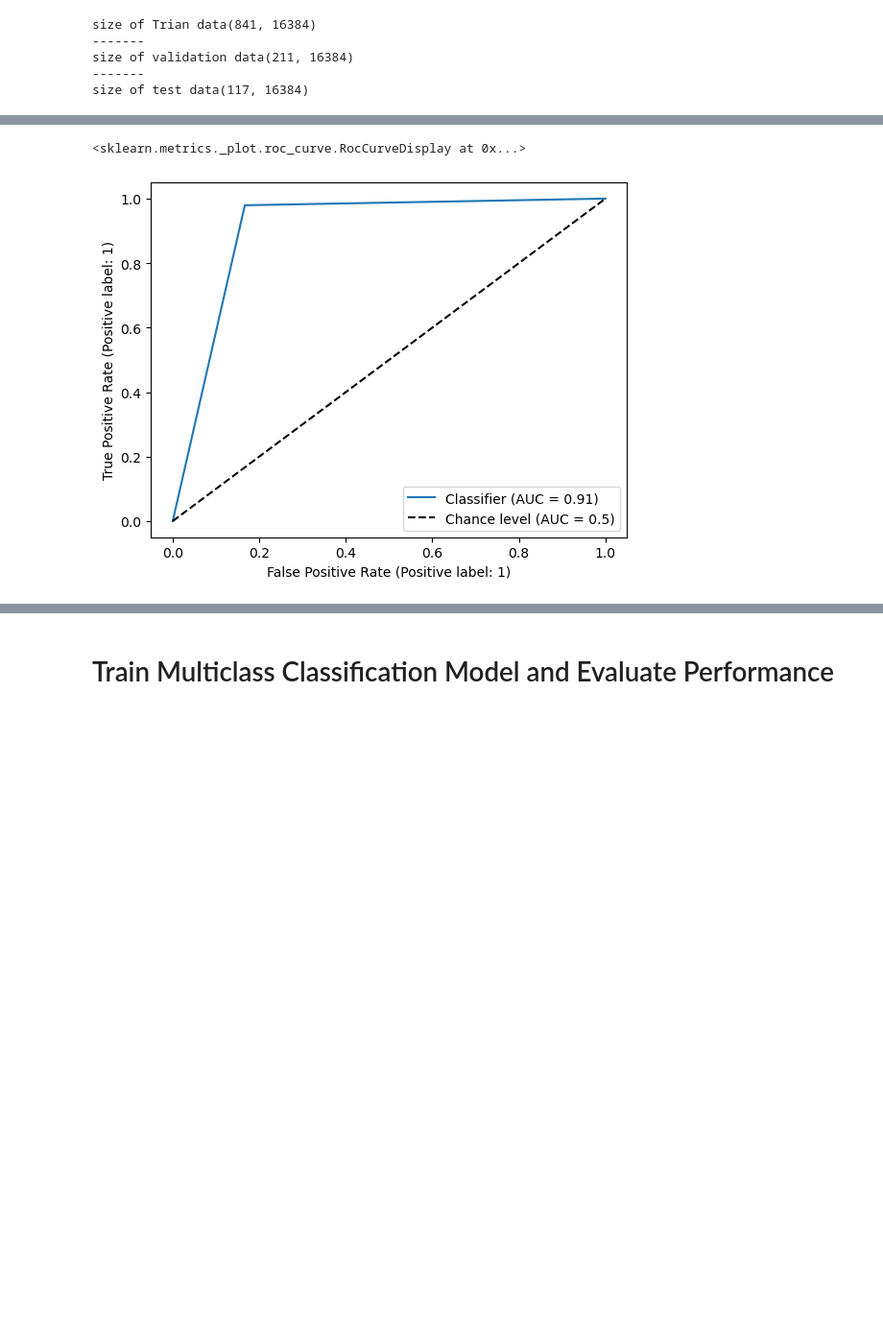
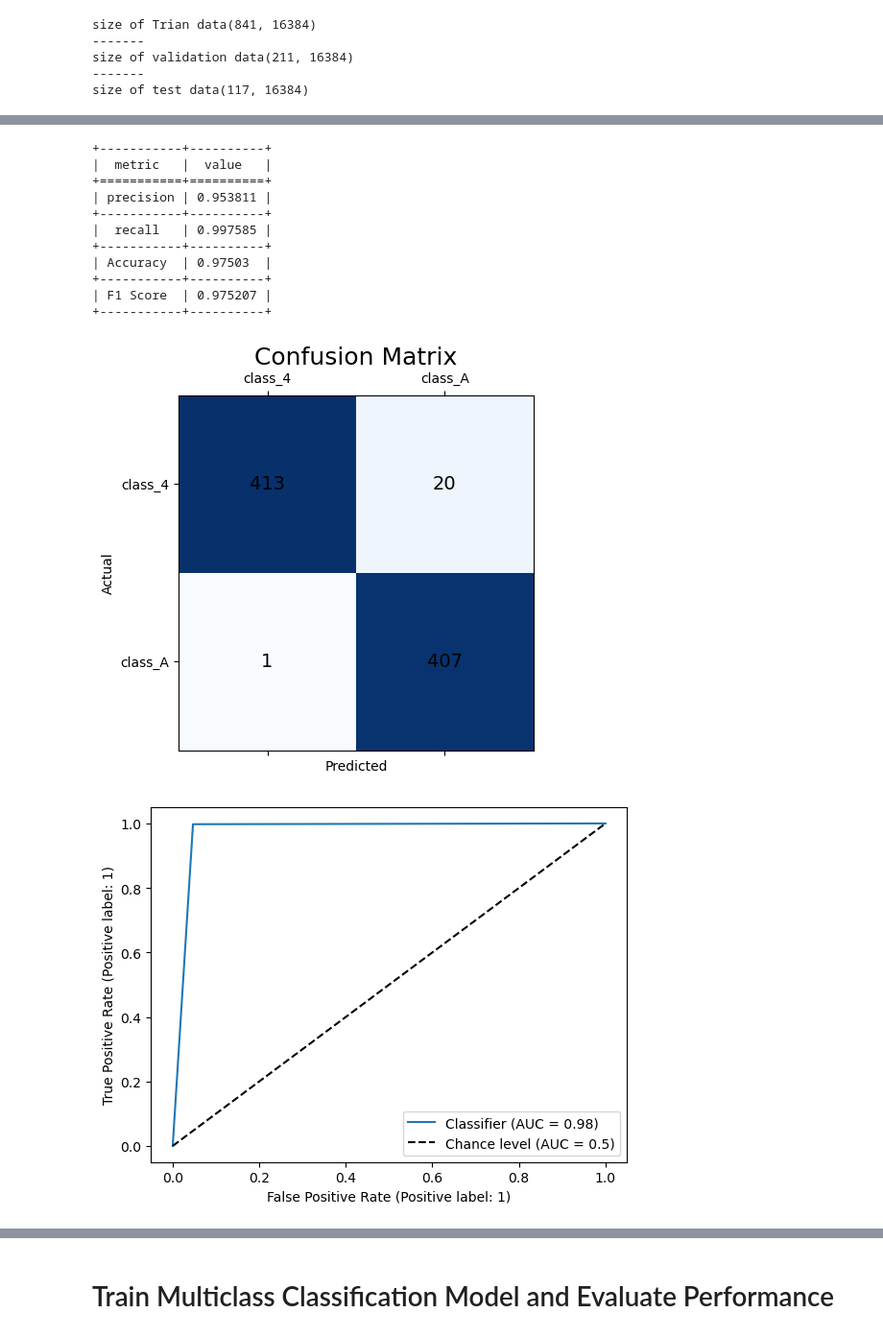
Before and after one commit to Mohamed600-DK/Image_Labelling_Linear_Classification, a Jupyter notebook: Image_Labelling_Linear_Classification.ipynb, the cells around one changed output, grey strips where cells are left out. Shown at 96% size. Saved outputs shown, nothing was run; the diff lists cells and outputs as text; code cells hidden in the pictures; blank space fills up the shorter version.

```diff
--- a/Image_Labelling_Linear_Classification.ipynb
+++ b/Image_Labelling_Linear_Classification.ipynb
@@ -646,6 +760,25 @@ F1 Score: 0.9004739336492891
-# %%
-RocCurveDisplay.from_predictions(y_validation_4,y_pred_validation,plot_chance_level=True)
-# %% [output]
-<sklearn.metrics._plot.roc_curve.RocCurveDisplay at 0x...>
-[figure, removed]
+# %%
+y_pred_train=binary_classification_model.predict(x_train)
+# Initialize the evaluator with actual and predicted labels
+train_evaluator = evaluate_classification_model(y_train_4, y_pred_train,classes_name=["class_4","class_A"])
+# Calculate and print various evaluation metrics
+train_evaluator.print_model_report()
+# Display the confusion matrix
+train_evaluator.conf_matrix()
+RocCurveDisplay.from_predictions(y_train_4,y_pred_train,plot_chance_level=True)
+plt.show()
+# %% [output]
++-----------+----------+
+|  metric   |  value   |
++===========+==========+
+| precision | 0.953811 |
++-----------+----------+
+|  recall   | 0.997585 |
++-----------+----------+
+| Accuracy  | 0.97503  |
++-----------+----------+
+| F1 Score  | 0.975207 |
++-----------+----------+
+[figure, added]
+[figure, added]
 # %%
```
Also changed, not shown: parts of 21 cells of this notebook.
